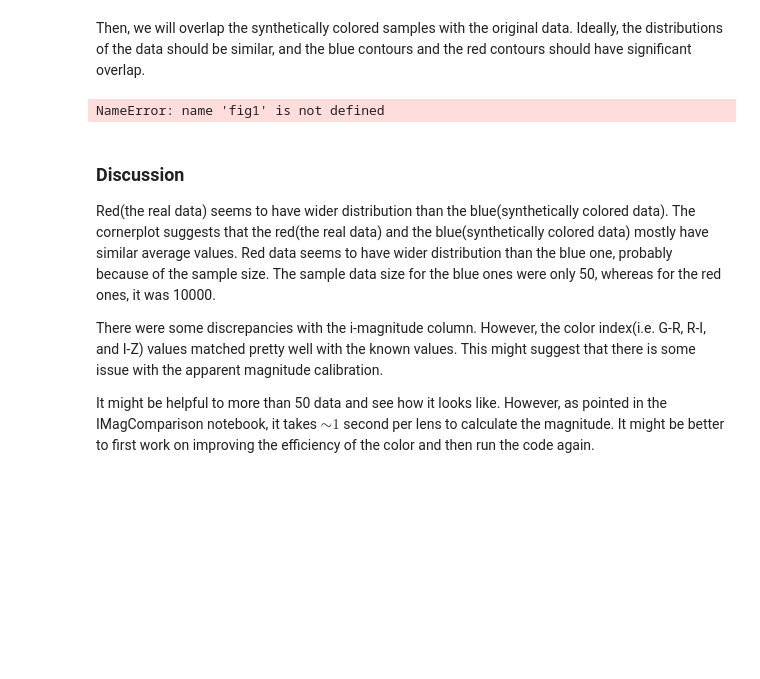
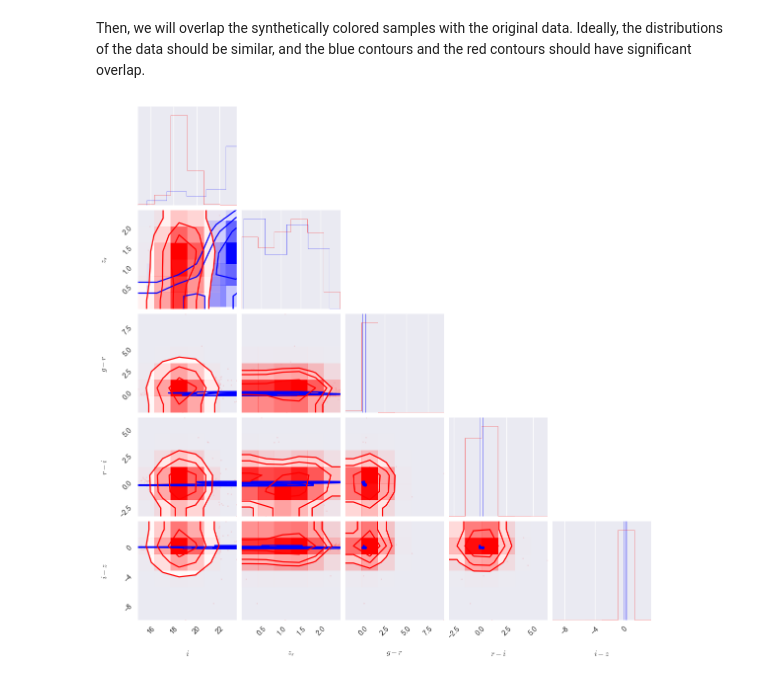
Before and after one commit to drphilmarshall/OM10, a Jupyter notebook: notebooks/QuasarColorComparison.ipynb, the cells around one changed output. Cells and saved outputs as stored; diff of their text form; code cells hidden in the pictures; blank space fills up the shorter version.

```diff
--- a/notebooks/QuasarColorComparison.ipynb
+++ b/notebooks/QuasarColorComparison.ipynb
@@ -65 +81,9 @@ for number in range(50):
+# %%
+%%capture
+matplotlib.rc('text', usetex=False)
+# need the real redshift values from the gaussian parent population to calculate the weights
+zReal = qsos["spec_z"].as_matrix()
+zReal = zReal[(qsos["mag_i"].as_matrix()<23.6) & (qsos["spec_z"].as_matrix()<2.5)]
+
+db.gaussian_reweight(np.mean(zReal), np.std(zReal))
 # %% [markdown]
@@ -69,17 +95,6 @@ Draw the cornerplot with the arguments in axis_labels and save it first so that
 #om10 uses usetex=True, which sometimes generates error when using matplotlib. To be safe, let's disable usetex.
 matplotlib.rc('text', usetex=False)
 data = Table({'MAGI_Q': i, 'ZSRC': z, 'GR': gr, 'RI': ri, 'IZ': iz}, names=['MAGI_Q', 'ZSRC', 'GR', 'RI', 'IZ'])
-axis_labels = {}
-axis_labels['ZSRC'] = '$redshift$'
-axis_labels['MAGI_Q'] = '$i$'
-axis_labels['GR'] = '$g-r$'
-axis_labels['RI'] = '$r-i$'
-axis_labels['IZ'] = '$i-z$'
 features, labels = plotting.extract_features(data, ('MAGI_Q','ZSRC', 'GR', 'RI', 'IZ'))
-#fig1 saves the cornerplot of colored quasars.
 
-# need to call first to weight
-z = qsos["spec_z"].as_matrix()
-z = z[(qsos["mag_i"].as_matrix()<23.6) & (qsos["spec_z"].as_matrix()<2.5)]
-
-fig1 = corner.corner(features, labels=labels, color='blue', weight=True, smooth=1.0)
+fig1 = corner.corner(features, labels=labels, color='blue', hist_kwargs=dict(normed=True), smooth=1.0)
@@ -97,21 +110,14 @@ i = i[(qsos["mag_i"].as_matrix()<23.6) & (qsos["spec_z"].as_matrix()<2.5)]
 gr = gr[(qsos["mag_i"].as_matrix()<23.6) & (qsos["spec_z"].as_matrix()<2.5)]
 ri = ri[(qsos["mag_i"].as_matrix()<23.6) & (qsos["spec_z"].as_matrix()<2.5)]
 iz = iz[(qsos["mag_i"].as_matrix()<23.6) & (qsos["spec_z"].as_matrix()<2.5)]
+
+z = zReal
 # %% [markdown]
 Then, we will overlap the synthetically colored samples with the original data. Ideally, the distributions of the data should be similar, and the blue contours and the red contours should have significant overlap.
 # %%
 matplotlib.rc('text', usetex=False)
-# plot the above colored lens
 data = Table({'MAGI_Q': i, 'ZSRC': z, 'GR': gr, 'RI': ri, 'IZ': iz}, names=['MAGI_Q', 'ZSRC', 'GR', 'RI', 'IZ'])
 features, labels = plotting.extract_features(data, ('MAGI_Q','ZSRC', 'GR', 'RI', 'IZ'))
-corner.corner(features, labels=labels, color='red', smooth=1.0, fig=fig1)
+corner.corner(features, labels=labels, color='red', smooth=1.0, hist_kwargs=dict(normed=True), fig=fig1)
 # %% [output]
-NameError: name 'fig1' is not defined
+[figure, added]
-# %% [markdown]
-### Discussion
-
-Red(the real data) seems to have wider distribution than the blue(synthetically colored data). The cornerplot suggests that the red(the real data) and the blue(synthetically colored data) mostly have similar average values. Red data seems to have wider distribution than the blue one, probably because of the sample size. The sample data size for the blue ones were only 50, whereas for the red ones, it was 10000.
-
-There were some discrepancies with the i-magnitude column. However, the color index(i.e. G-R, R-I, and I-Z) values matched pretty well with the known values. This might suggest that there is some issue with the apparent magnitude calibration.
-
-It might be helpful to more than 50 data and see how it looks like. However, as pointed in the IMagComparison notebook, it takes $\sim 1$ second per lens to calculate the magnitude. It might be better to first work on improving the efficiency of the color and then run the code again.
```
Also changed, not shown: parts of 9 cells of this notebook, 4 other files.
